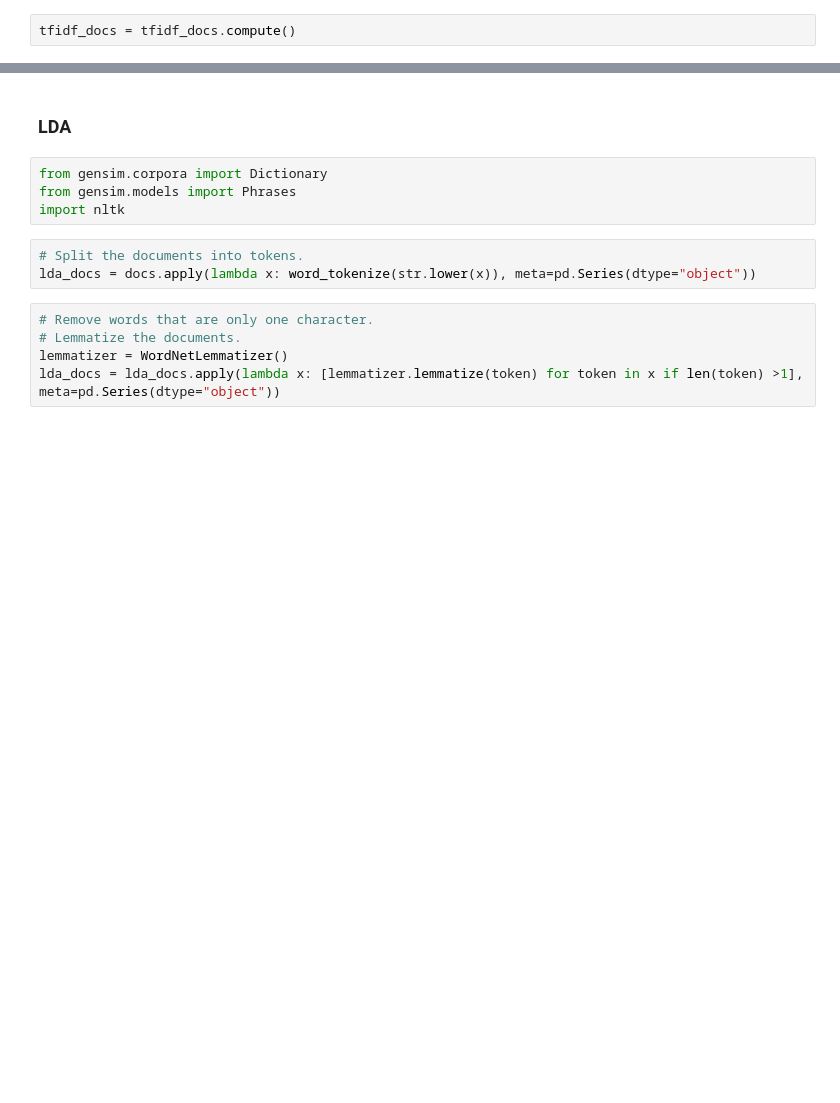
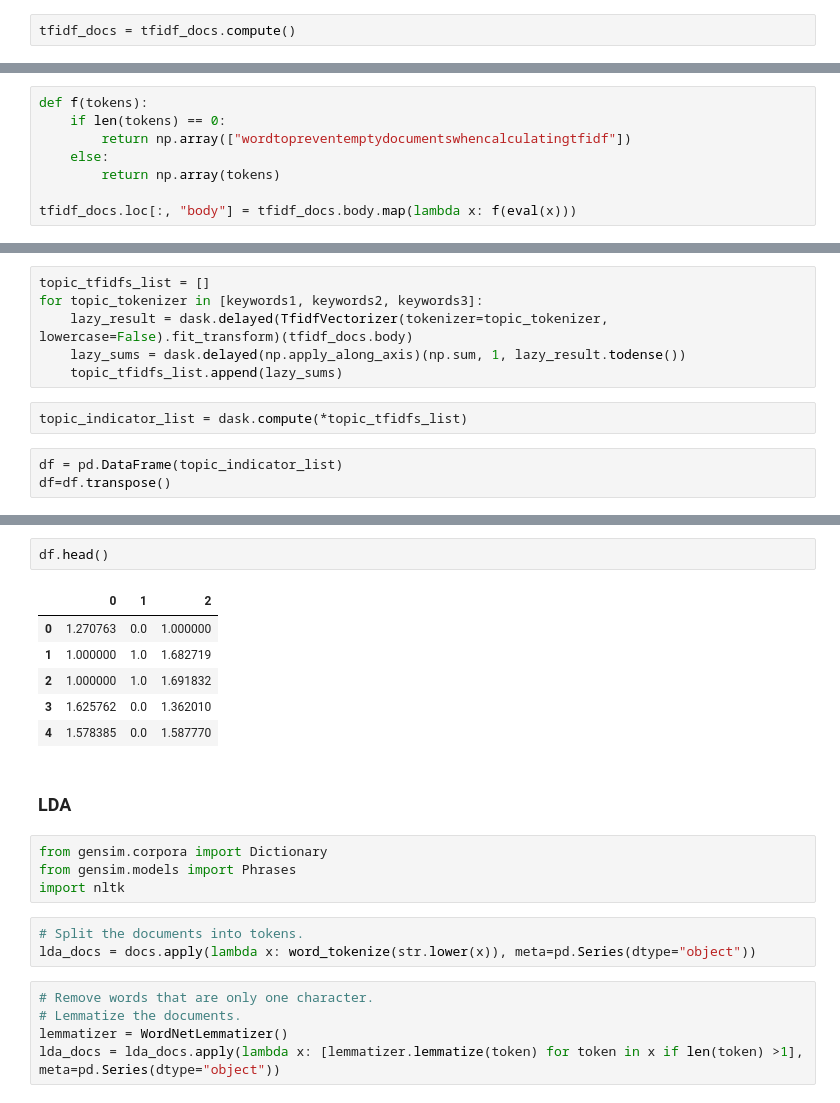
Before and after one commit to adrianbeer/LLM-News-Trading, a Jupyter notebook: src/benzing_news_parser.ipynb, the cells around one changed output, grey strips where cells are left out. Drawn from its saved outputs; the diff is of its cells as text; blank space fills up the shorter version.

```diff
--- a/src/benzing_news_parser.ipynb
+++ b/src/benzing_news_parser.ipynb
@@ -755,0 +684,8 @@ OSError: [Errno 107] Transport endpoint is not connected
+# %%
+def f(tokens):
+    if len(tokens) == 0:
+        return np.array(["wordtopreventemptydocumentswhencalculatingtfidf"])
+    else:
+        return np.array(tokens)
+
+tfidf_docs.loc[:, "body"] = tfidf_docs.body.map(lambda x: f(eval(x)))
@@ -755,0 +698,11 @@ OSError: [Errno 107] Transport endpoint is not connected
+# %%
+topic_tfidfs_list = []
+for topic_tokenizer in [keywords1, keywords2, keywords3]:
+    lazy_result = dask.delayed(TfidfVectorizer(tokenizer=topic_tokenizer, lowercase=False).fit_transform)(tfidf_docs.body)
+    lazy_sums = dask.delayed(np.apply_along_axis)(np.sum, 1, lazy_result.todense())
+    topic_tfidfs_list.append(lazy_sums)
+# %%
+topic_indicator_list = dask.compute(*topic_tfidfs_list)
+# %%
+df = pd.DataFrame(topic_indicator_list)
+df=df.transpose()
@@ -756,3 +718,12 @@ OSError: [Errno 107] Transport endpoint is not connected
+# %%
+df.head()
+# %% [output]
+|  | 0 | 1 | 2 |
+| 0 | 1.270763 | 0.0 | 1.000000 |
+| 1 | 1.000000 | 1.0 | 1.682719 |
+| 2 | 1.000000 | 1.0 | 1.691832 |
+| 3 | 1.625762 | 0.0 | 1.362010 |
+| 4 | 1.578385 | 0.0 | 1.587770 |
 # %% [markdown]
 ### LDA
 # %%
```
Also changed, not shown: parts of 20 cells of this notebook, 5 other files.
